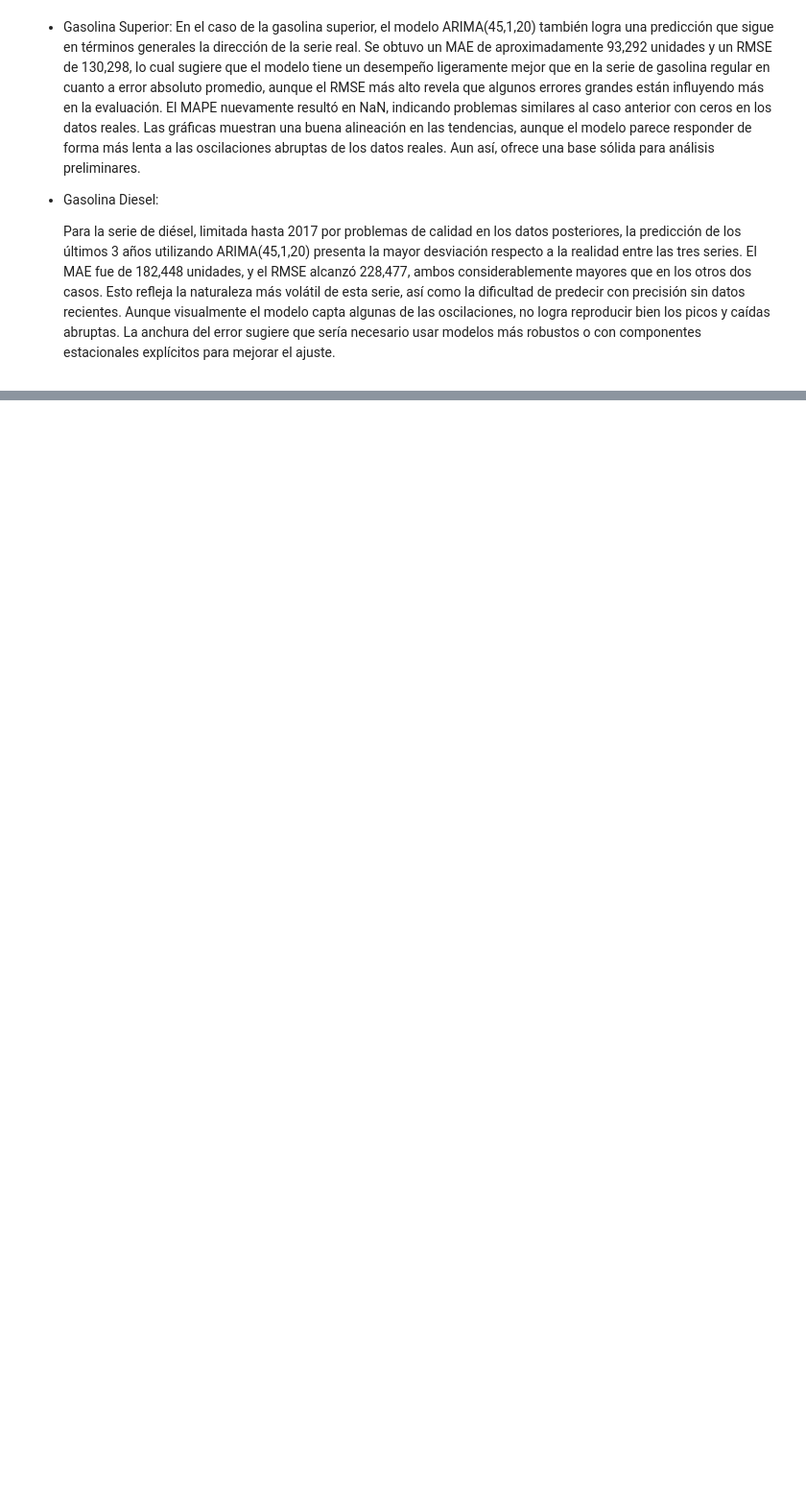
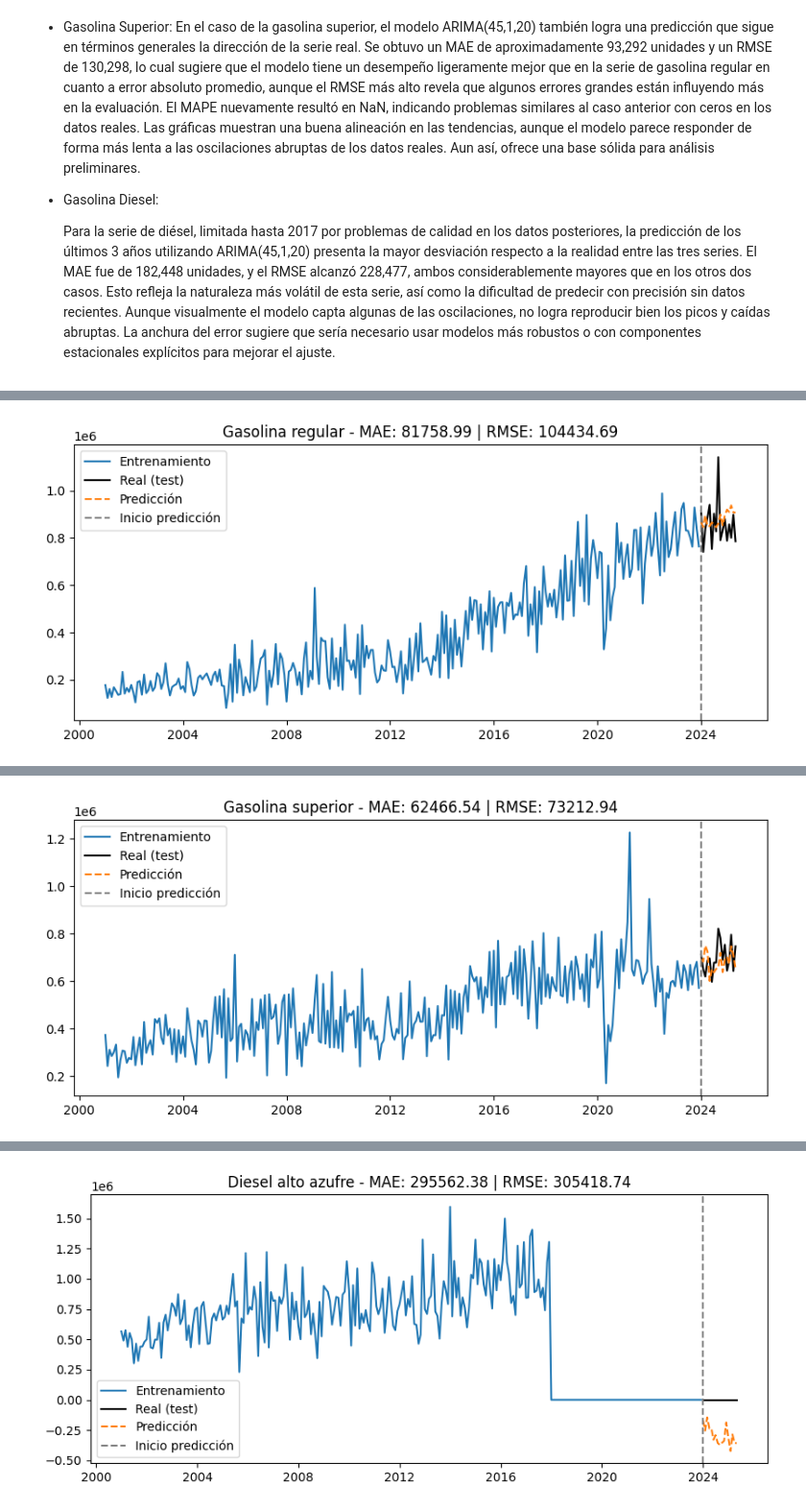
Before and after one commit to Czar272/Lab1_DS, a Jupyter notebook: main.ipynb, the cells around one changed output, grey strips where cells are left out. Shown at 96% size. Drawn from its saved outputs; the diff is of its cells as text; code cells hidden in the pictures; blank space fills up the shorter version.

```diff
--- a/main.ipynb
+++ b/main.ipynb
@@ -930,0 +934,5 @@ MAPE: nan%
+# %%
+# Cargar CSV o DataFrame
+impToDate = pd.read_csv('./data/CSV/importacion.csv', parse_dates=['Fecha'])
+
+print(impToDate.head())
@@ -930,0 +946,44 @@ MAPE: nan%
+# %%
+def predecir_y_evaluar(df, columna, inicio_pred='2024-01-01', fin_pred='2025-05-01'):
+    datos = df[['Fecha', columna]].rename(columns={'Fecha': 'ds', columna: 'y'})
+
+    train = datos[datos['ds'] < inicio_pred]
+    test = datos[(datos['ds'] >= inicio_pred) & (datos['ds'] <= fin_pred)]
+
+    modelo = Prophet()
+    modelo.fit(train)
+
+    futuro = modelo.make_future_dataframe(periods=17, freq='MS')
+    forecast = modelo.predict(futuro)
+
+    pred = forecast[['ds', 'yhat']].set_index('ds').loc[inicio_pred:fin_pred]
+    test = test.set_index('ds')
+
+    mae = mean_absolute_error(test['y'], pred['yhat'])
+    mse = mean_squared_error(test['y'], pred['yhat'])
+    rmse = np.sqrt(mse)
+
+
+    # Gráfica
+    plt.figure(figsize=(10, 4))
+    plt.plot(train['ds'], train['y'], label='Entrenamiento')
+    plt.plot(test.index, test['y'], label='Real (test)', color='black')
+    plt.plot(pred.index, pred['yhat'], label='Predicción', linestyle='--')
+    plt.axvline(pd.to_datetime(inicio_pred), color='gray', linestyle='--', label='Inicio predicción')
+    plt.title(f'{columna} - MAE: {mae:.2f} | RMSE: {rmse:.2f}')
+    plt.legend()
+    plt.show()
+
+    return pred, mae, rmse
+
+impToDate['Fecha'] = pd.to_datetime(impToDate['Fecha'])
+
+# Gasolina regular
+pred_gr, mae_gr, rmse_gr = predecir_y_evaluar(impToDate, 'Gasolina regular')
+
+# Gasolina superior
+pred_gs, mae_gs, rmse_gs = predecir_y_evaluar(impToDate, 'Gasolina superior')
+
+# Diesel alto azufre
+pred_da, mae_da, rmse_da = predecir_y_evaluar(impToDate, 'Diesel alto azufre')
+# %% [output]
@@ -930,0 +992 @@ MAPE: nan%
+[figure, added]
@@ -930,0 +995 @@ MAPE: nan%
+[figure, added]
@@ -930,0 +998 @@ MAPE: nan%
+[figure, added]
```
Also changed, not shown: parts of 7 cells of this notebook.
